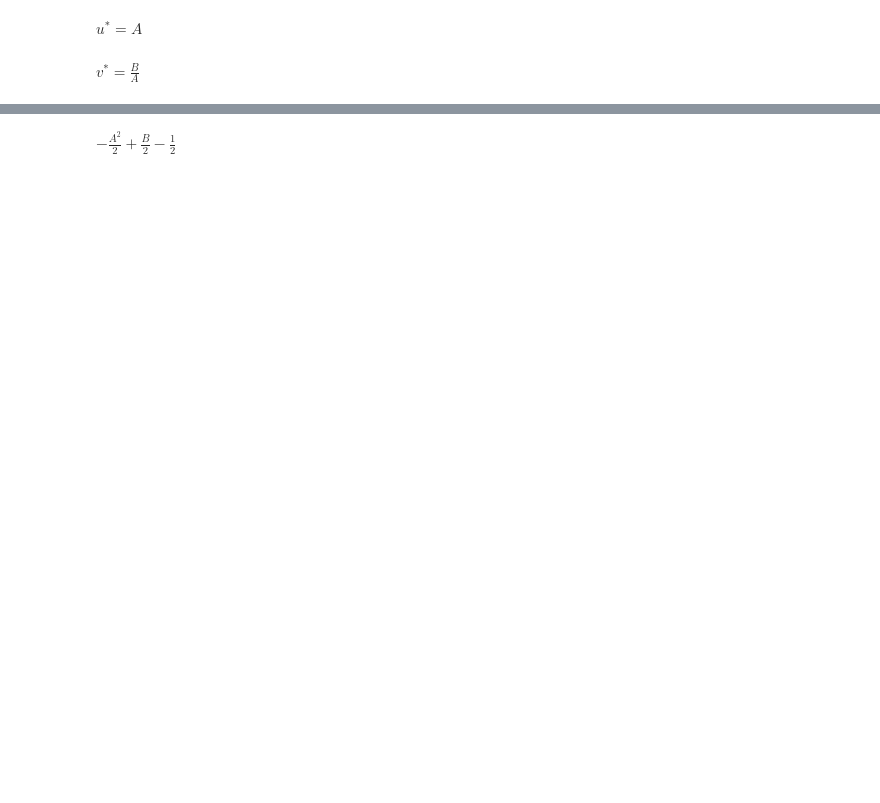
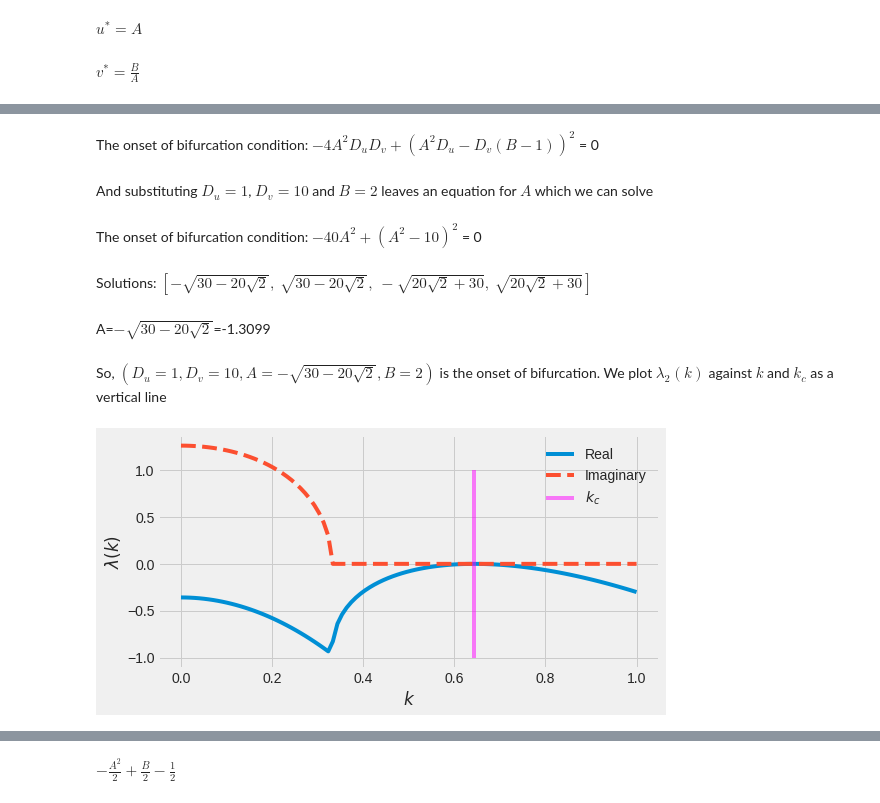
Before and after one commit to rpazuki/morpho_repo, a Jupyter notebook: amplitude_method/PDE_linear_stability.ipynb, the cells around one changed output, grey strips where cells are left out. Cells and saved outputs as stored; diff of their text form; code cells hidden in the pictures; blank space fills up the shorter version.

```diff
--- a/amplitude_method/PDE_linear_stability.ipynb
+++ b/amplitude_method/PDE_linear_stability.ipynb
@@ -619,4 +477,11 @@ plt.show()
 # %%
-J_2 = J - Matrix([[D_u*k**2, 0], [0, D_v*k**2]])
-hprint("J_2=", J_2)
+# Define J
+J = J_0 - Matrix([[D_u*k**2, 0       ],
+                  [0,        D_v*k**2]])
+# print its form
+lprint(r"$\boldsymbol{J}$ = {0}", latex(J))
+# Find its eigenvalues
+λ_1, λ_2 =  list(J.eigenvals().keys())
+hprint("\lambda_1 = ", λ_1)
+hprint("\lambda_2 = ", λ_2)
 # %% [output]
@@ -623,0 +520,46 @@ $J_2=\left[\begin{matrix}B - D_{u} k^{2} - 1 & A^{2}\\- B & - A^{2} - D_{v} k^{2
+# %%
+bifurcation_con = simplify((D_v * f_u + D_u * g_v)**2
+                           - 4 * D_u *D_v * (f_u * g_v - f_v * g_u))
+lprint("The onset of bifurcation condition: {0} = 0", latex(bifurcation_con))
+# %% [output]
+The onset of bifurcation condition: $- 4 A^{2} D_{u} D_{v} + \left(A^{2} D_{u} - D_{v} \left(B - 1\right)\right)^{2}$ = 0
+# %% [markdown]
+And substituting $D_u = 1$, $D_v = 10$ and $B = 2$ leaves an equation for $A$ which we can solve
+# %%
+bifurcation_con = bifurcation_con.subs([(D_u, 1), (D_v, 10), (B, 2)])
+lprint("The onset of bifurcation condition: {0} = 0", latex(bifurcation_con))
+# %% [output]
+The onset of bifurcation condition: $- 40 A^{2} + \left(A^{2} - 10\right)^{2}$ = 0
+# %%
+solutions = solve(bifurcation_con)
+lprint("Solutions: {0}", latex(solutions))
+A_val = np.float64(solutions[0].evalf())
+lprint("A={0}" f"={A_val:.4f}", latex(solutions[0]))
+# %% [output]
+Solutions: $\left[ - \sqrt{30 - 20 \sqrt{2}}, \  \sqrt{30 - 20 \sqrt{2}}, \  - \sqrt{20 \sqrt{2} + 30}, \  \sqrt{20 \sqrt{2} + 30}\right]$
+A=$- \sqrt{30 - 20 \sqrt{2}}$=-1.3099
+# %% [markdown]
+So, $(D_u=1, D_v=10, A=-\sqrt{30 - 20 \sqrt{2}}, B=2)$ is the onset of bifurcation.
+We plot $\lambda_2(k)$ against $k$ and $k_c$ as a vertical line
+# %%
+ks = np.complex64(np.linspace(0, 1, num=100))
+
+λ_2_f = lambdify([k, A, B, D_u, D_v], λ_2, modules='numpy')
+λ_2_graph = λ_2_f(ks, A =A_val, B = 2, D_u = 1, D_v = 10)
+
+
+fig = plt.figure(figsize=(8,4))
+plt.style.use('fivethirtyeight')
+plt.plot(ks,np.real(λ_2_graph), label='Real')
+plt.plot(ks,np.imag( λ_2_graph),  '--', label='Imaginary')
+
+k_c_f = lambdify([A, B, D_u, D_v], k_c, modules='numpy')
+k_critical = k_c_f(A = A_val, B = 2, D_u = 1, D_v = 10)
+plt.vlines(k_critical, -1 , 1, color='magenta', linestyle='-', alpha=.5,
+           label=r"$k_c$")
+plt.xlabel(r"$k$")
+plt.ylabel(r"$\lambda(k)$")
+plt.legend()
+plt.show()
+# %% [output]
+[figure, added]
```
Also changed, not shown: parts of 46 cells of this notebook, 4 other files.
